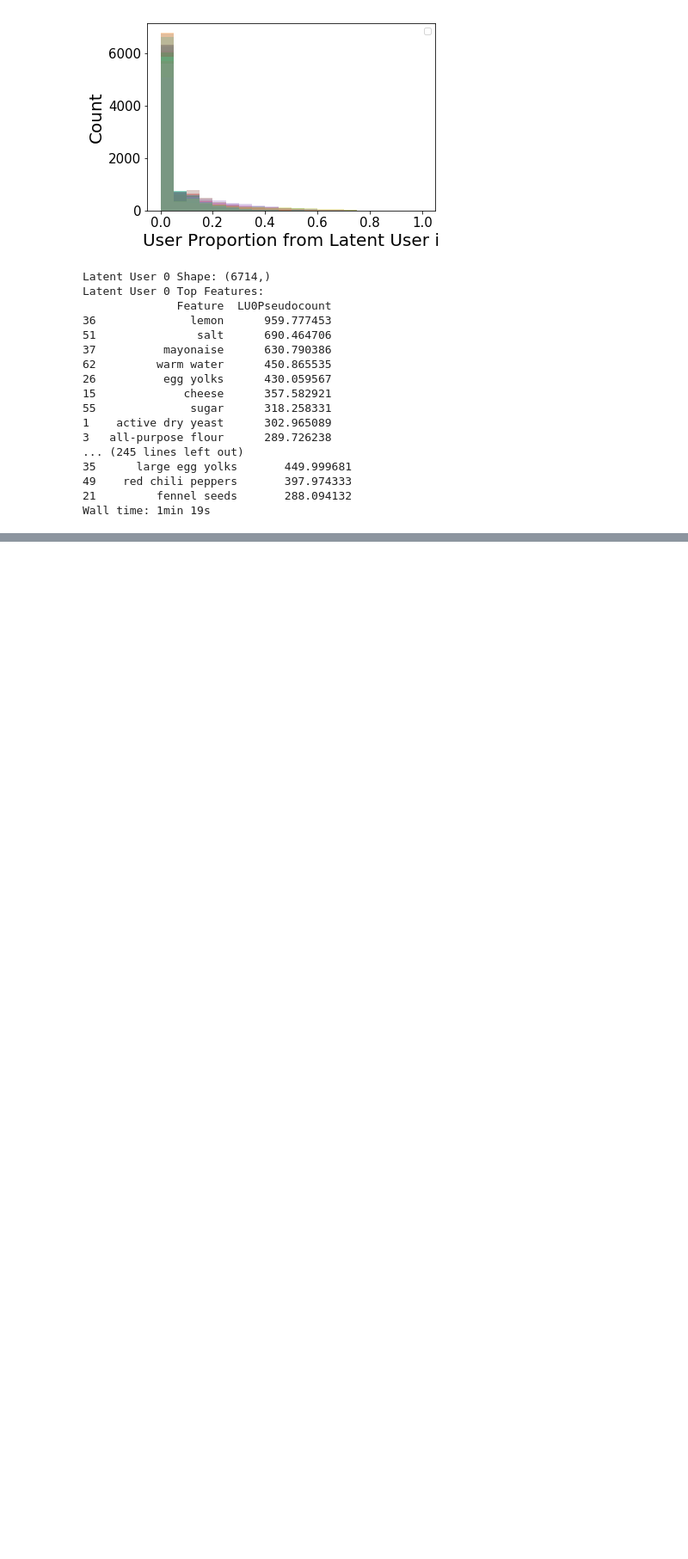
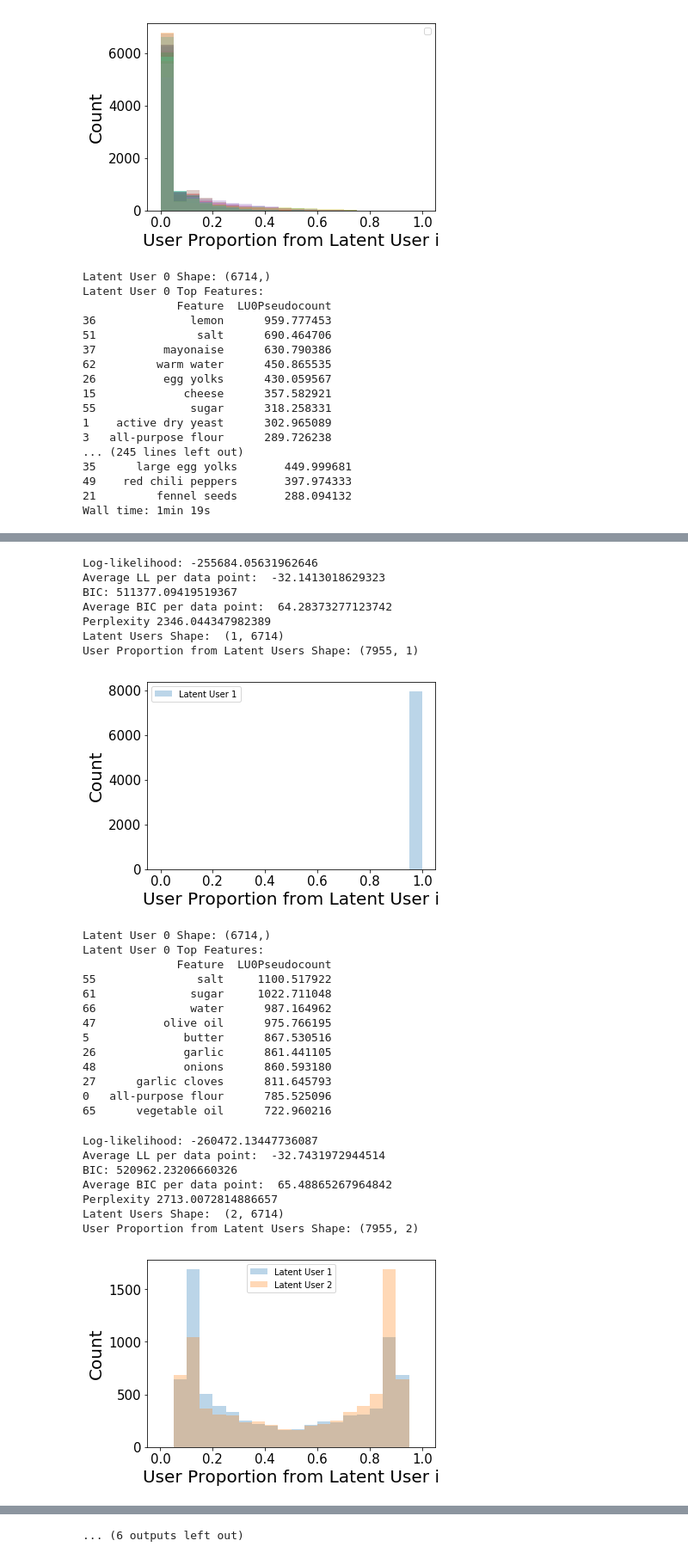
Before and after one commit to neurocaience/cos424_finalproj_kagglewhatscooking, a Jupyter notebook: LDA.ipynb, the cells around one changed output, grey strips where cells are left out. Shown at 86% size. Drawn from its saved outputs; the diff is of its cells as text; code cells hidden in the pictures; blank space fills up the shorter version.

```diff
--- a/LDA.ipynb
+++ b/LDA.ipynb
@@ -158,0 +224,33 @@ Wall time: 1min 19s
+# %%
+for n_topics in range(1,10):
+    rlda.analyzeLDA(tf_idf,n_topics,1)
+# %% [output]
+Log-likelihood: -255684.05631962646
+Average LL per data point:  -32.1413018629323
+BIC: 511377.09419519367
+Average BIC per data point:  64.28373277123742
+Perplexity 2346.044347982389
+Latent Users Shape:  (1, 6714)
+User Proportion from Latent Users Shape: (7955, 1)
+[figure, added]
+Latent User 0 Shape: (6714,)
+Latent User 0 Top Features:
+              Feature  LU0Pseudocount
+55               salt     1100.517922
+61              sugar     1022.711048
+66              water      987.164962
+47          olive oil      975.766195
+5              butter      867.530516
+26             garlic      861.441105
+48             onions      860.593180
+27      garlic cloves      811.645793
+0   all-purpose flour      785.525096
+65      vegetable oil      722.960216
+Log-likelihood: -260472.13447736087
+Average LL per data point:  -32.7431972944514
+BIC: 520962.23206660326
+Average BIC per data point:  65.48865267964842
+Perplexity 2713.0072814886657
+Latent Users Shape:  (2, 6714)
+User Proportion from Latent Users Shape: (7955, 2)
+[figure, added]
@@ -158,0 +324 @@ Wall time: 1min 19s
+... (6 outputs left out)
```
Also changed, not shown: parts of 10 cells of this notebook, 4 other files.
